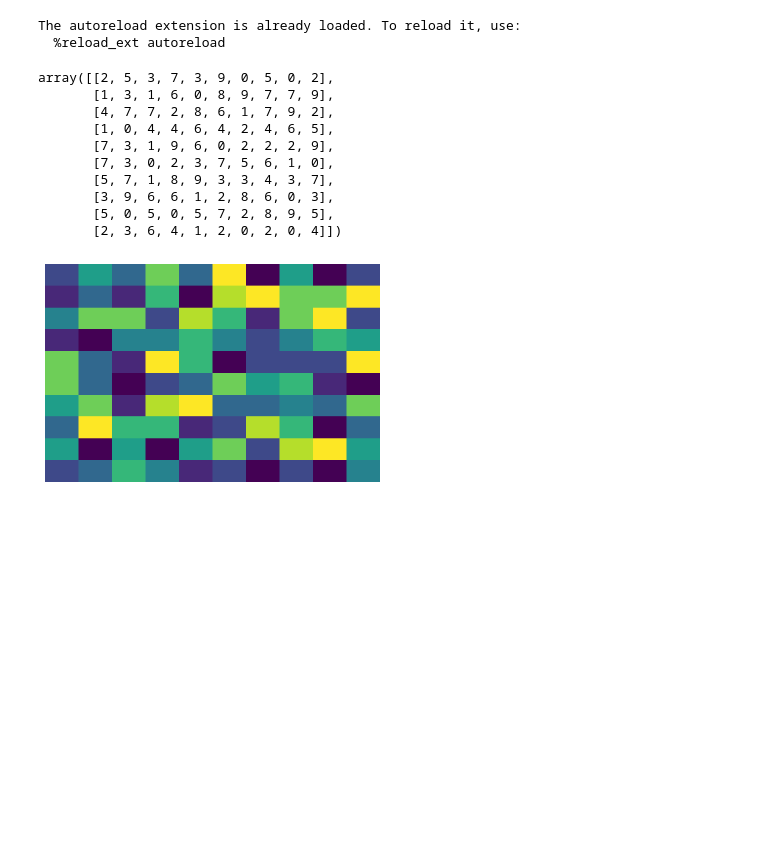
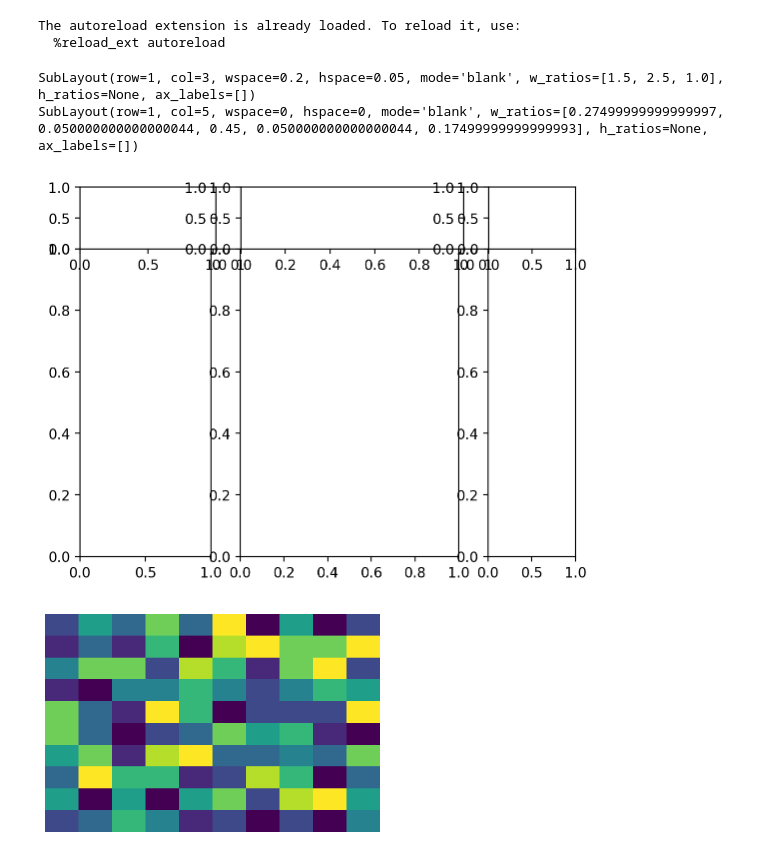
Before and after one commit to Marsilea-viz/marsilea, a Jupyter notebook: heatmap.ipynb, the cells around one changed output. Drawn from its saved outputs; the diff is of its cells as text; code cells hidden in the pictures; blank space fills up the shorter version.

```diff
--- a/heatmap.ipynb
+++ b/heatmap.ipynb
@@ -13,19 +13,17 @@ The autoreload extension is already loaded. To reload it, use:
 data = np.random.randint(0, 10, (10, 10))
 bar_data = np.random.randint(0, 100, 10)
 color_data = [0.1 for _ in range(5)] + [0.2 for _ in range(5)]
-# %%
-data
-# %% [output]
-array([[2, 5, 3, 7, 3, 9, 0, 5, 0, 2],
-       [1, 3, 1, 6, 0, 8, 9, 7, 7, 9],
-       [4, 7, 7, 2, 8, 6, 1, 7, 9, 2],
-       [1, 0, 4, 4, 6, 4, 2, 4, 6, 5],
-       [7, 3, 1, 9, 6, 0, 2, 2, 2, 9],
-       [7, 3, 0, 2, 3, 7, 5, 6, 1, 0],
-       [5, 7, 1, 8, 9, 3, 3, 4, 3, 7],
-       [3, 9, 6, 6, 1, 2, 8, 6, 0, 3],
-       [5, 0, 5, 0, 5, 7, 2, 8, 9, 5],
-       [2, 3, 6, 4, 1, 2, 0, 2, 0, 4]])
+# %%
+figure = plt.figure()
+g = hg.Grid()
+g.top("top1")
+g.filled_split("top1", x=[0.3, 0.8], wspace=0.05)
+g.split("main", x=[0.3, 0.8], wspace=0.2)
+g.freeze(figure)
+# %% [output]
+SubLayout(row=1, col=3, wspace=0.2, hspace=0.05, mode='blank', w_ratios=[1.5, 2.5, 1.0], h_ratios=None, ax_labels=[])
+SubLayout(row=1, col=5, wspace=0, hspace=0, mode='blank', w_ratios=[0.27499999999999997, 0.050000000000000044, 0.45, 0.050000000000000044, 0.17499999999999993], h_ratios=None, ax_labels=[])
+[figure, added]
 # %%
 h = hg.Heatmap(data)
 h.render()
```
Also changed, not shown: parts of 1 cell of this notebook, 1 other file.
